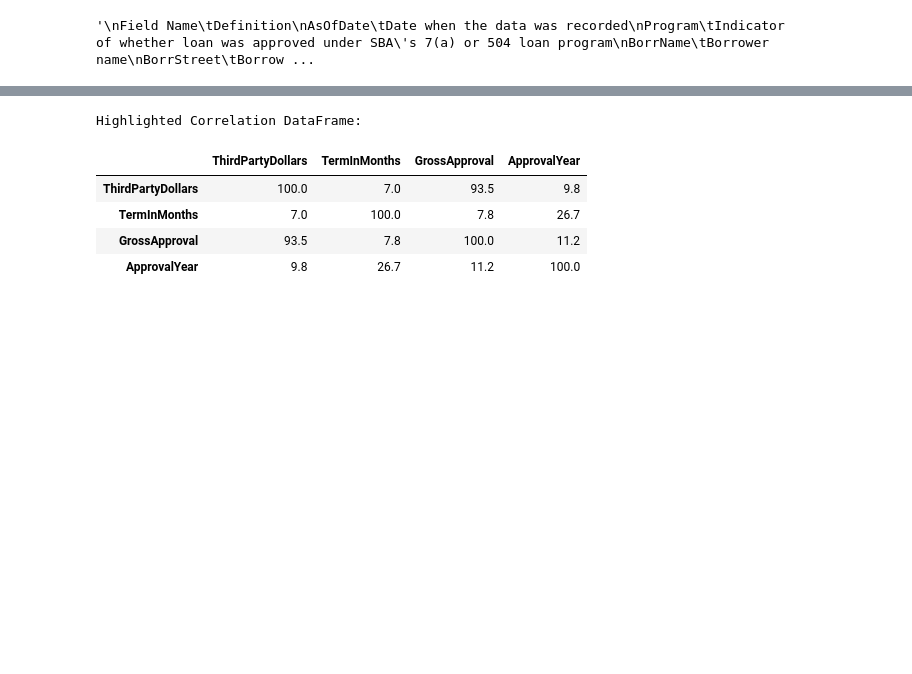
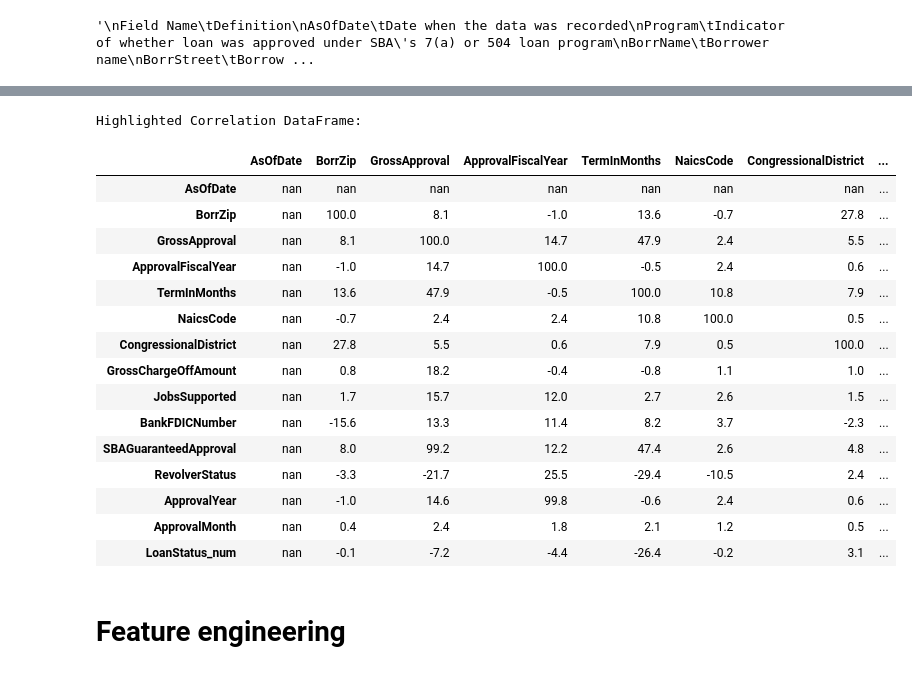
Before and after one commit to dcrey7/Interview-hackathons-assignment, a Jupyter notebook: PRA.ipynb, the cells around one changed output, grey strips where cells are left out. Saved outputs shown, nothing was run; the diff lists cells and outputs as text; code cells hidden in the pictures; blank space fills up the shorter version.

```diff
--- a/PRA.ipynb
+++ b/PRA.ipynb
@@ -81,7 +81,4 @@ from sklearn.model_selection import StratifiedKFold,GridSearchCV
 from hyperopt import fmin, tpe, hp, STATUS_OK, Trials
 import matplotlib.pyplot as plt
 import seaborn as sns
-
-
-df=pd.read_csv(r'foia-504-fy2010-present-asof-240331.csv' , encoding='latin-1')
-df.head()
+import glob
@@ -116,3 +87,11 @@ dtype: float64
+# %%
+paths = glob.glob("*.csv", recursive=True)
+
+appended_file = []
+for i in paths:
+    com_df = pd.read_csv(i,encoding='latin-1')
+    appended_file.append(com_df)
+    df=pd.concat(appended_file, axis=0, ignore_index=True, sort=False)
 # %%
 df['LoanStatus'].value_counts(normalize=True)
 # %% [output]
@@ -128,4 +110,4 @@ df_filtererd=df[(df['LoanStatus']=='PIF') | (df['LoanStatus']=='CHGOFF')]
 df_filtererd['ApprovalDate'] = pd.to_datetime(df_filtererd['ApprovalDate'], errors='coerce')
 df_filtererd['ApprovalYear'] = df_filtererd['ApprovalDate'].dt.year
 df_filtererd['ApprovalMonth'] = df_filtererd['ApprovalDate'].dt.month
-df_filtererd
+df_filtererd.drop_duplicates(inplace=True)
@@ -191,0 +267,5 @@ Index(['AsOfDate', 'Program', 'BorrName', 'BorrStreet', 'BorrCity',
+# %%
+cols=df_filtererd.columns
+num_cols=df_filtererd.select_dtypes(include='number').columns
+nonnum_cols=list(set(cols)-set(num_cols))
+nonnum_cols
@@ -473,36 +833,49 @@ for x in cols:
 # %%
 #Checking correlation between different variables
 def highlight_values(df):
 
     styled_df = df.style.format("{:.1f}")
 
 
     # Define a function to apply the highlight condition
     def highlight_condition(value):
         if value > 75 or value < -75:
             return 'background-color: lightsalmon'
         else:
             return ''
 
     # Apply the highlight condition to all columns
     highlighted_df = styled_df.applymap(highlight_condition)
 
     return highlighted_df
 
-cols=['ThirdPartyDollars',
-      'TermInMonths',
-      'GrossApproval',
-     'ApprovalYear',
-#      'BusinessAge'
-     ]
+# cols=['ThirdPartyDollars',
+#       'TermInMonths',
+#       'GrossApproval',
+#      'ApprovalYear',
+# #      'BusinessAge'
+#      ]
 
-highlighted_df = highlight_values(df_filtererd[cols].corr()*100)
+highlighted_df = highlight_values(df_filtererd[num_cols].corr()*100)
 print("\nHighlighted Correlation DataFrame:")
 highlighted_df
 # %% [output]
 Highlighted Correlation DataFrame:
-|  | ThirdPartyDollars | TermInMonths | GrossApproval | ApprovalYear |
-| ThirdPartyDollars | 100.0 | 7.0 | 93.5 | 9.8 |
-| TermInMonths | 7.0 | 100.0 | 7.8 | 26.7 |
-| GrossApproval | 93.5 | 7.8 | 100.0 | 11.2 |
-| ApprovalYear | 9.8 | 26.7 | 11.2 | 100.0 |
+|  | AsOfDate | BorrZip | GrossApproval | ApprovalFiscalYear | TermInMonths | NaicsCode | CongressionalDistrict | ... |
+| AsOfDate | nan | nan | nan | nan | nan | nan | nan | ... |
+| BorrZip | nan | 100.0 | 8.1 | -1.0 | 13.6 | -0.7 | 27.8 | ... |
+| GrossApproval | nan | 8.1 | 100.0 | 14.7 | 47.9 | 2.4 | 5.5 | ... |
+| ApprovalFiscalYear | nan | -1.0 | 14.7 | 100.0 | -0.5 | 2.4 | 0.6 | ... |
+| TermInMonths | nan | 13.6 | 47.9 | -0.5 | 100.0 | 10.8 | 7.9 | ... |
+| NaicsCode | nan | -0.7 | 2.4 | 2.4 | 10.8 | 100.0 | 0.5 | ... |
+| CongressionalDistrict | nan | 27.8 | 5.5 | 0.6 | 7.9 | 0.5 | 100.0 | ... |
+| GrossChargeOffAmount | nan | 0.8 | 18.2 | -0.4 | -0.8 | 1.1 | 1.0 | ... |
+| JobsSupported | nan | 1.7 | 15.7 | 12.0 | 2.7 | 2.6 | 1.5 | ... |
+| BankFDICNumber | nan | -15.6 | 13.3 | 11.4 | 8.2 | 3.7 | -2.3 | ... |
+| SBAGuaranteedApproval | nan | 8.0 | 99.2 | 12.2 | 47.4 | 2.6 | 4.8 | ... |
+| RevolverStatus | nan | -3.3 | -21.7 | 25.5 | -29.4 | -10.5 | 2.4 | ... |
+| ApprovalYear | nan | -1.0 | 14.6 | 99.8 | -0.6 | 2.4 | 0.6 | ... |
+| ApprovalMonth | nan | 0.4 | 2.4 | 1.8 | 2.1 | 1.2 | 0.5 | ... |
+| LoanStatus_num | nan | -0.1 | -7.2 | -4.4 | -26.4 | -0.2 | 3.1 | ... |
+# %% [markdown]
+# Feature engineering
```
Also changed, not shown: parts of 73 cells of this notebook.
